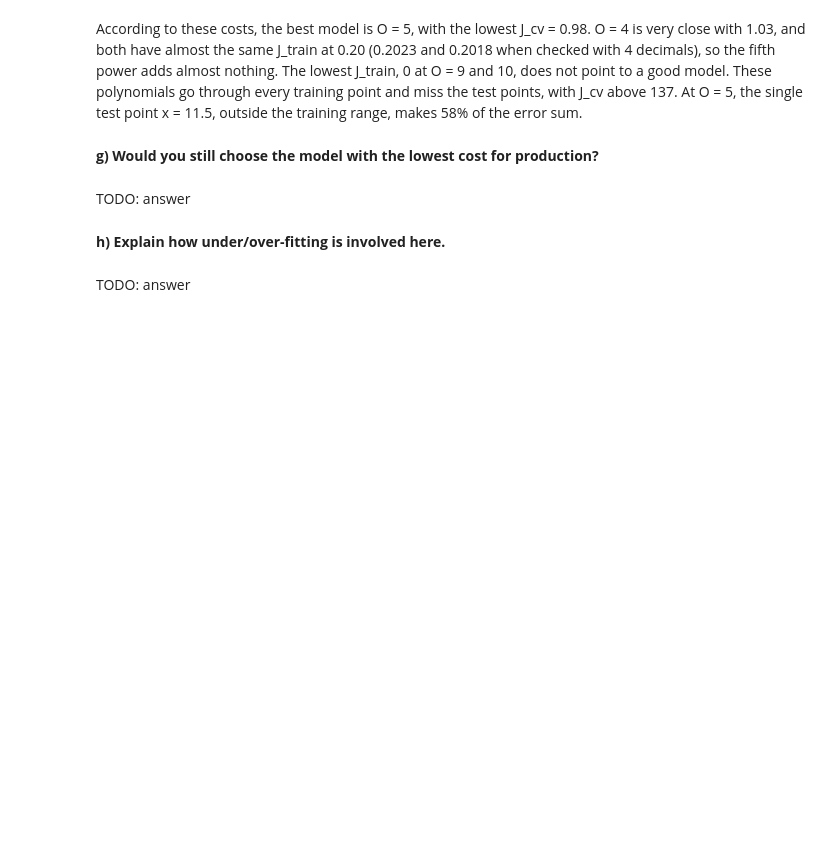
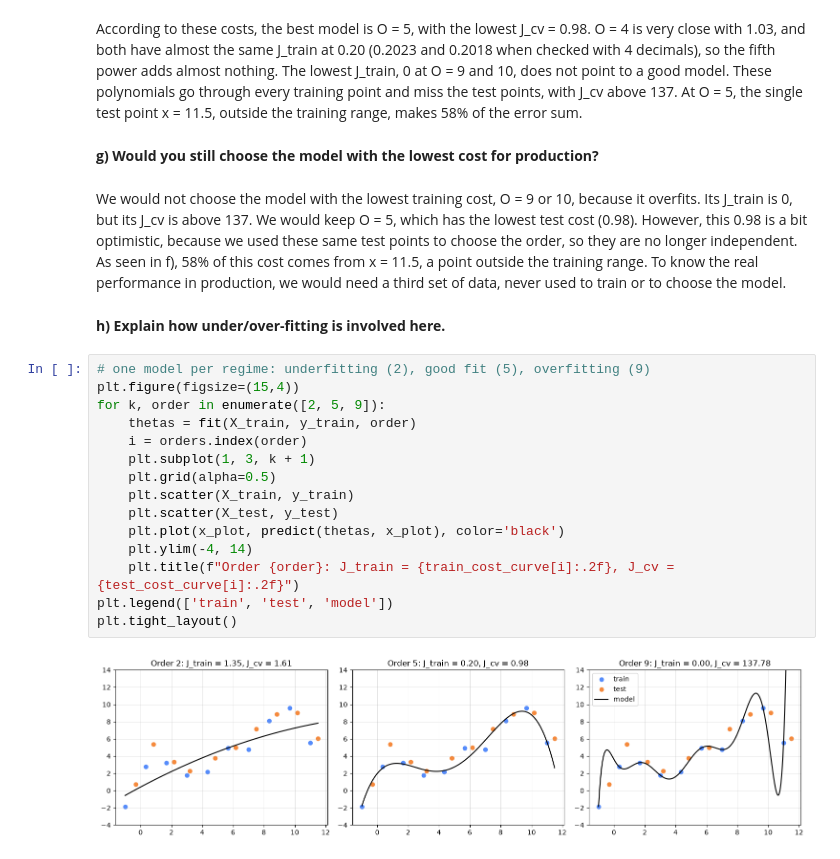
Before and after one commit to NoeBerdoz/FTP_MachLe, a Jupyter notebook: PW7/pw_resources/ex3-overfitting/ex3-overfitting-stud.ipynb, the cells around one changed output. Saved outputs shown, nothing was run; the diff lists cells and outputs as text; blank space fills up the shorter version.

```diff
--- a/PW7/pw_resources/ex3-overfitting/ex3-overfitting-stud.ipynb
+++ b/PW7/pw_resources/ex3-overfitting/ex3-overfitting-stud.ipynb
@@ -162,9 +162,24 @@ test point x = 11.5 -> share of the error sum: 0.58
 According to these costs, the best model is O = 5, with the lowest J_cv = 0.98. O = 4 is very close with 1.03, and both have almost the same J_train at 0.20 (0.2023 and 0.2018 when checked with 4 decimals), so the fifth power adds almost nothing. The lowest J_train, 0 at O = 9 and 10, does not point to a good model. These polynomials go through every training point and miss the test points, with J_cv above 137. At O = 5, the single test point x = 11.5, outside the training range, makes 58% of the error sum.
 # %% [markdown]
 **g) Would you still choose the model with the lowest cost for production?**
-# %% [markdown]
-TODO: answer
+# %% [markdown]
+We would not choose the model with the lowest training cost, O = 9 or 10, because it overfits. Its J_train is 0, but its J_cv is above 137. We would keep O = 5, which has the lowest test cost (0.98). However, this 0.98 is a bit optimistic, because we used these same test points to choose the order, so they are no longer independent. As seen in f), 58% of this cost comes from x = 11.5, a point outside the training range. To know the real performance in production, we would need a third set of data, never used to train or to choose the model.
 # %% [markdown]
 **h) Explain how under/over-fitting is involved here.**
-# %% [markdown]
-TODO: answer
+# %%
+# one model per regime: underfitting (2), good fit (5), overfitting (9)
+plt.figure(figsize=(15,4))
+for k, order in enumerate([2, 5, 9]):
+    thetas = fit(X_train, y_train, order)
+    i = orders.index(order)
+    plt.subplot(1, 3, k + 1)
+    plt.grid(alpha=0.5)
+    plt.scatter(X_train, y_train)
+    plt.scatter(X_test, y_test)
+    plt.plot(x_plot, predict(thetas, x_plot), color='black')
+    plt.ylim(-4, 14)
+    plt.title(f"Order {order}: J_train = {train_cost_curve[i]:.2f}, J_cv = {test_cost_curve[i]:.2f}")
+plt.legend(['train', 'test', 'model'])
+plt.tight_layout()
+# %% [output]
+[figure, added]
```
Also changed, not shown: parts of 1 cell of this notebook.
